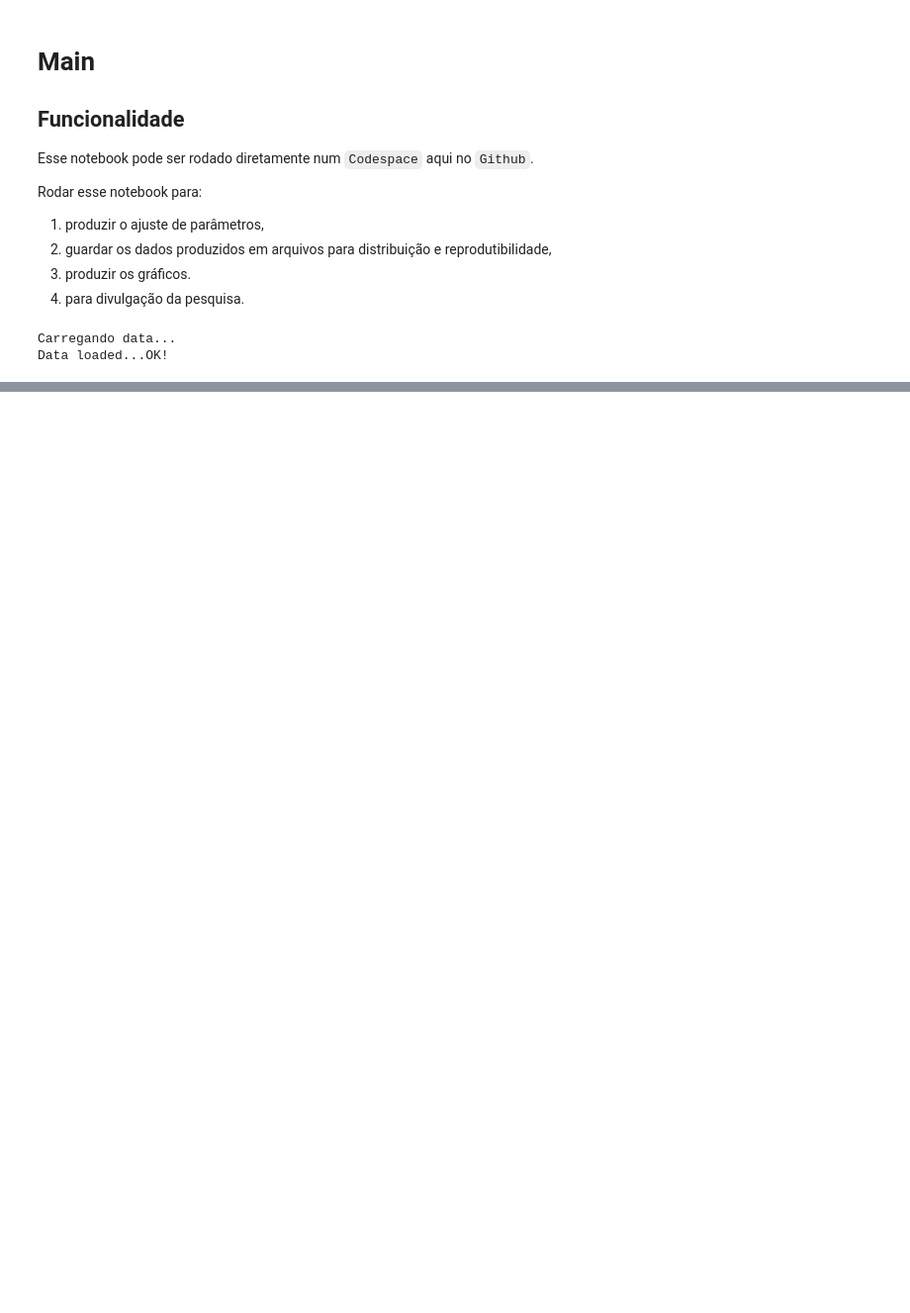
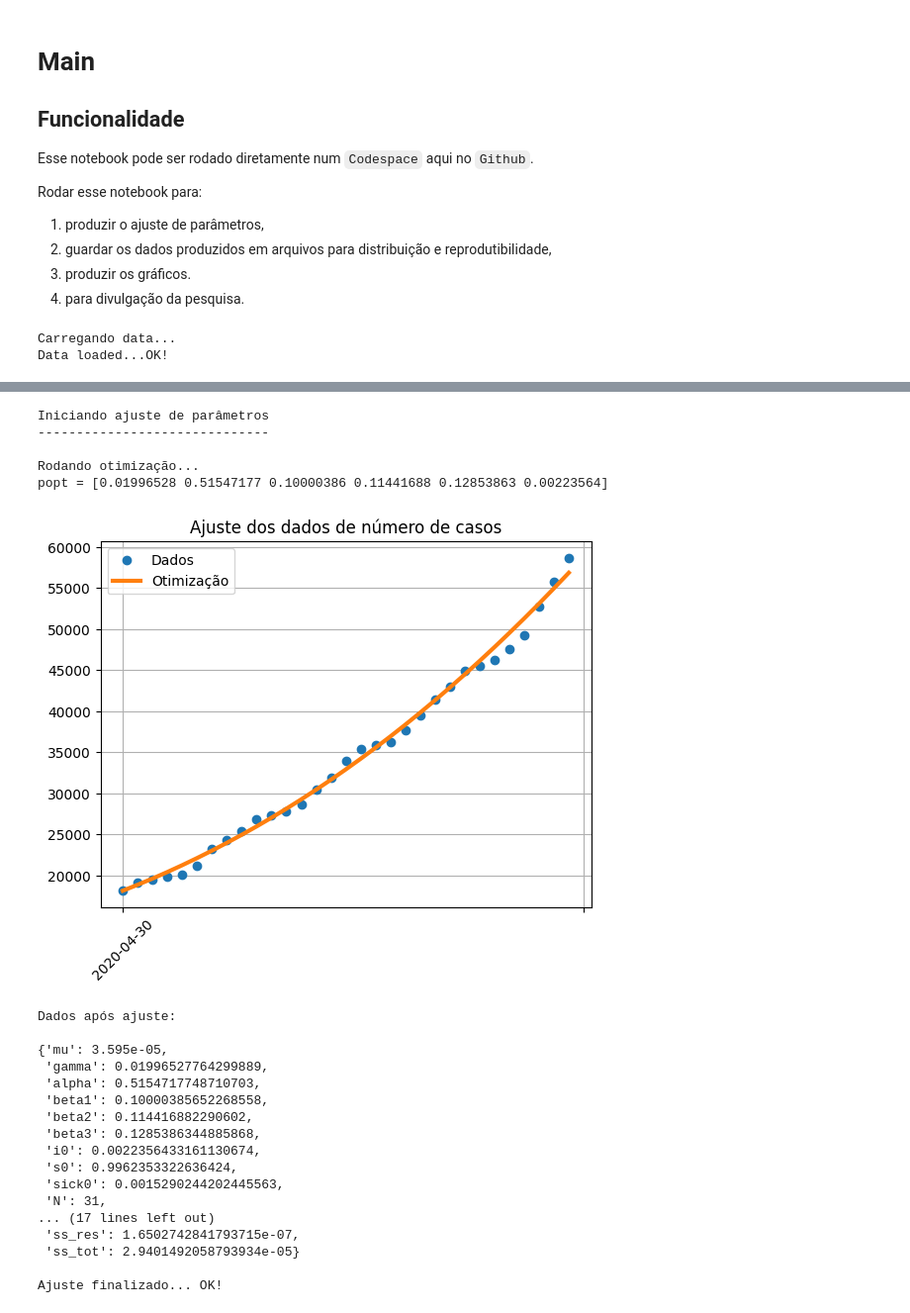
Before and after one commit to dferruzzo/Covid-19-version2, a Jupyter notebook: main.ipynb, the cells around one changed output, grey strips where cells are left out. Shown: that part at 99% size. Saved outputs shown, nothing was run; the diff lists cells and outputs as text; code cells hidden in the pictures; blank space fills up the shorter version.

Commit message:
Consegui fazer o fitting

```diff
--- a/main.ipynb
+++ b/main.ipynb
@@ -37,5 +51,35 @@ dados_fit_isol = fit_isol(dados_para_fit, order=1, salvar_figs=False)
 # %%
 # Ajuste de parâmetros para os sicks
-dados_fit_din = fitting(dados_fit_isol, dados_para_fit, salvar_figs=False)
+dados_fit_din = fitting(dados_fit_isol,\
+                        dados_para_fit,\
+                        salvar_figs=False)
 # Validação do fitting anterior
-validation(dados_fit_isol, dados_fit_din, dados_para_fit, dados_para_val, salvar_figs=False)
+validation(dados_fit_isol,\
+           dados_fit_din,\
+           dados_para_fit,\
+           dados_para_val,\
+           salvar_figs=False)
+# %% [output]
+Iniciando ajuste de parâmetros
+------------------------------
+
+Rodando otimização...
+popt = [0.01996528 0.51547177 0.10000386 0.11441688 0.12853863 0.00223564]
+[figure, added]
+Dados após ajuste:
+
+{'mu': 3.595e-05,
+ 'gamma': 0.01996527764299889,
+ 'alpha': 0.5154717748710703,
+ 'beta1': 0.10000385652268558,
+ 'beta2': 0.114416882290602,
+ 'beta3': 0.1285386344885868,
+ 'i0': 0.0022356433161130674,
+ 's0': 0.9962353322636424,
+ 'sick0': 0.0015290244202445563,
+ 'N': 31,
+... (17 lines left out)
+ 'ss_res': 1.6502742841793715e-07,
+ 'ss_tot': 2.9401492058793934e-05}
+
+Ajuste finalizado... OK!
```
Also changed, not shown: parts of 7 cells of this notebook, 8 other files.
